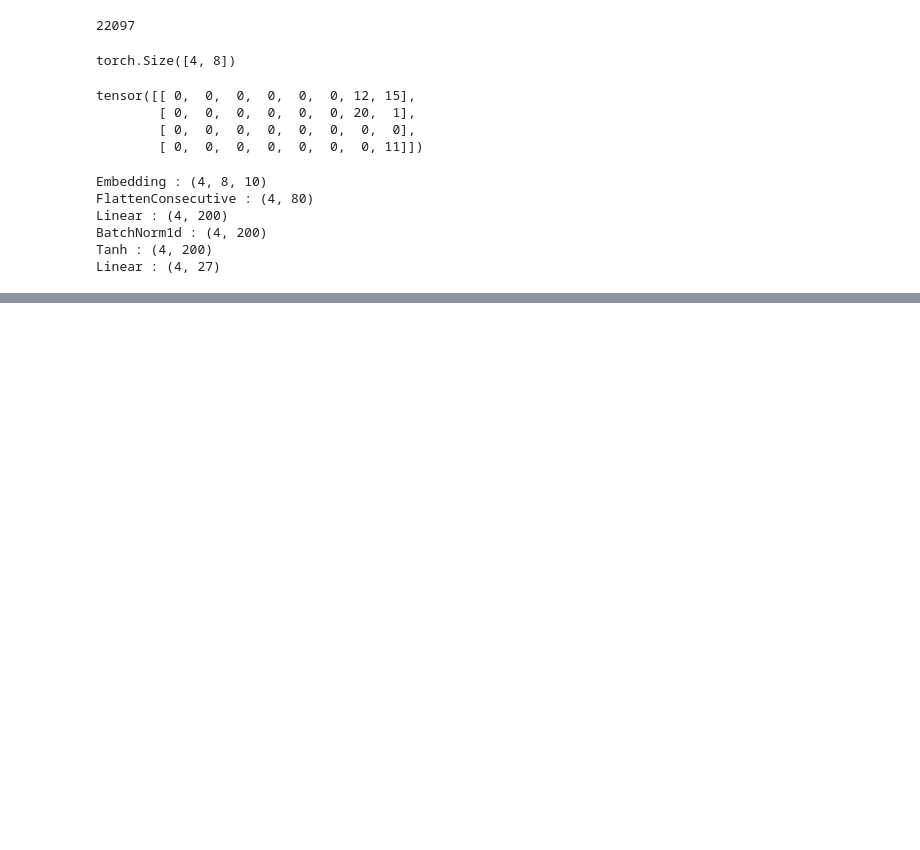
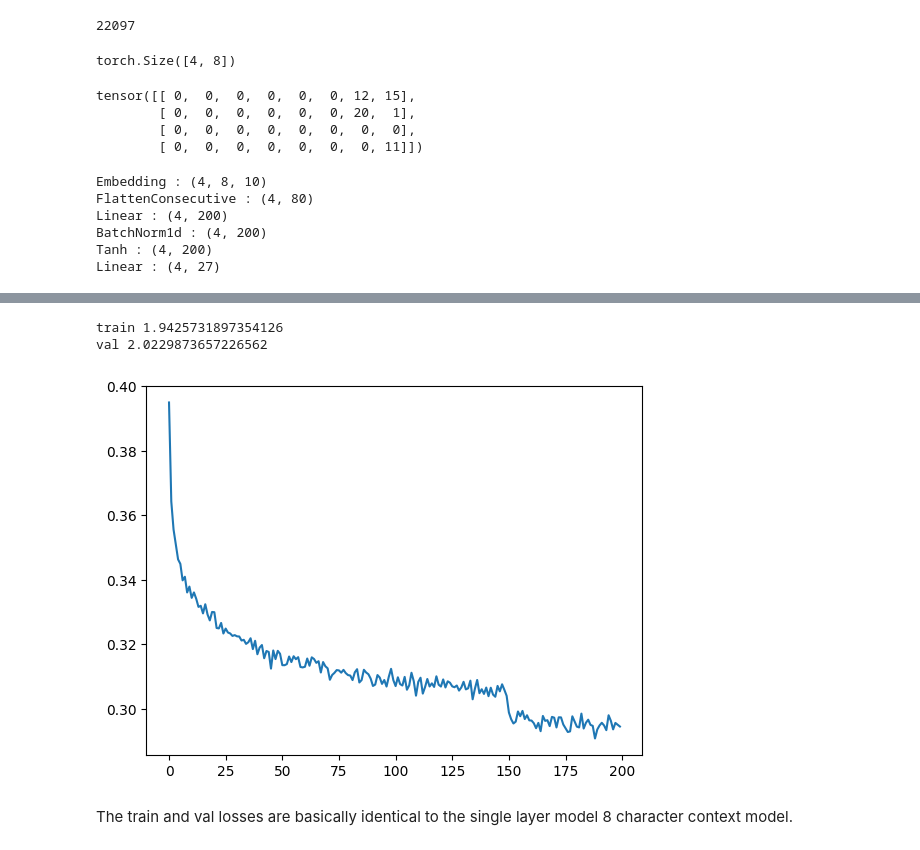
Before and after one commit to Sidharth6Shah/Neural-Networks-Technical, a Jupyter notebook: wavenet_makemore.ipynb, the cells around one changed output, grey strips where cells are left out. Cells and saved outputs as stored; diff of their text form; code cells hidden in the pictures; blank space fills up the shorter version.

```diff
--- a/wavenet_makemore.ipynb
+++ b/wavenet_makemore.ipynb
@@ -715,0 +768,20 @@ Linear : (4, 27)
+# %%
+n_embd = 10 # the dimensionality of the character embedding vectors
+n_hidden = 68 # 68 results in a similar parameter count in the new model, so we can test whether our use of parameters is better now
+
+model = Sequential([
+    Embedding(vocab_size, n_embd),
+    FlattenConsecutive(2), Linear(n_embd * 2, n_hidden, bias=False), BatchNorm1d(n_hidden), Tanh(),
+    FlattenConsecutive(2), Linear(n_hidden * 2, n_hidden, bias=False), BatchNorm1d(n_hidden), Tanh(),
+    FlattenConsecutive(2), Linear(n_hidden * 2, n_hidden, bias=False), BatchNorm1d(n_hidden), Tanh(),
+    Linear(n_hidden, vocab_size),
+])
+
+# parameter init
+with torch.no_grad():
+    model.layers[-1].weight *= 0.1 # last layer make less confident
+
+parameters = model.parameters()
+print(sum(p.nelement() for p in parameters)) # number of parameters in total
+for p in parameters:
+    p.requires_grad = True
@@ -715,0 +842,31 @@ Linear : (4, 27)
+# %%
+# Rearranging the loss into 200 rows of 1000 entries, and plotting the mean of each row.
+torch.tensor(lossi).view(-1, 1000).mean(1)
+plt.plot(torch.tensor(lossi).view(-1, 1000).mean(1))
+
+
+# put layers into eval mode (needed for batchnorm especially)
+for layer in model.layers:
+    layer.training = False
+
+
+# evaluate the loss
+@torch.no_grad() # this decorator disables gradient tracking inside pytorch
+def split_loss(split):
+    x,y = {
+        'train': (Xtr, Ytr),
+        'val': (Xdev, Ydev),
+        'test': (Xte, Yte),
+    }[split]
+    logits = model(x)
+    loss = F.cross_entropy(logits, y)
+    print(split, loss.item())
+
+split_loss('train')
+split_loss('val')
+# %% [output]
+train 1.9425731897354126
+val 2.0229873657226562
+[figure, added]
+# %% [markdown]
+The train and val losses are basically identical to the single layer model 8 character context model.
```
Also changed, not shown: parts of 15 cells of this notebook.
